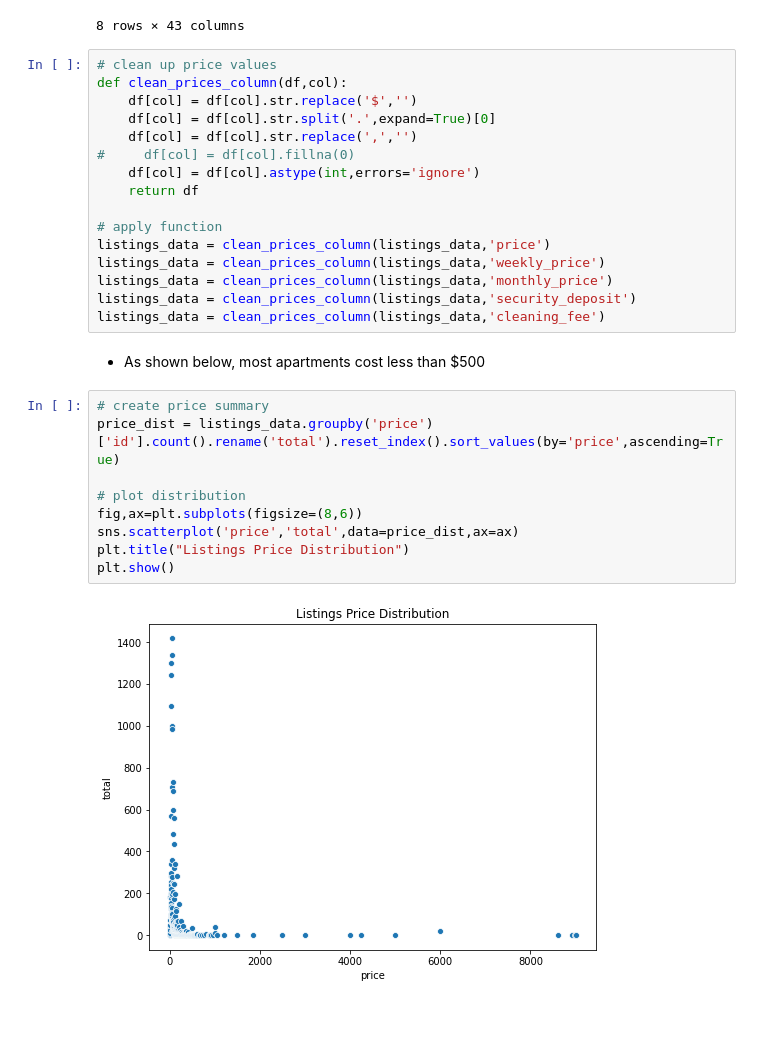
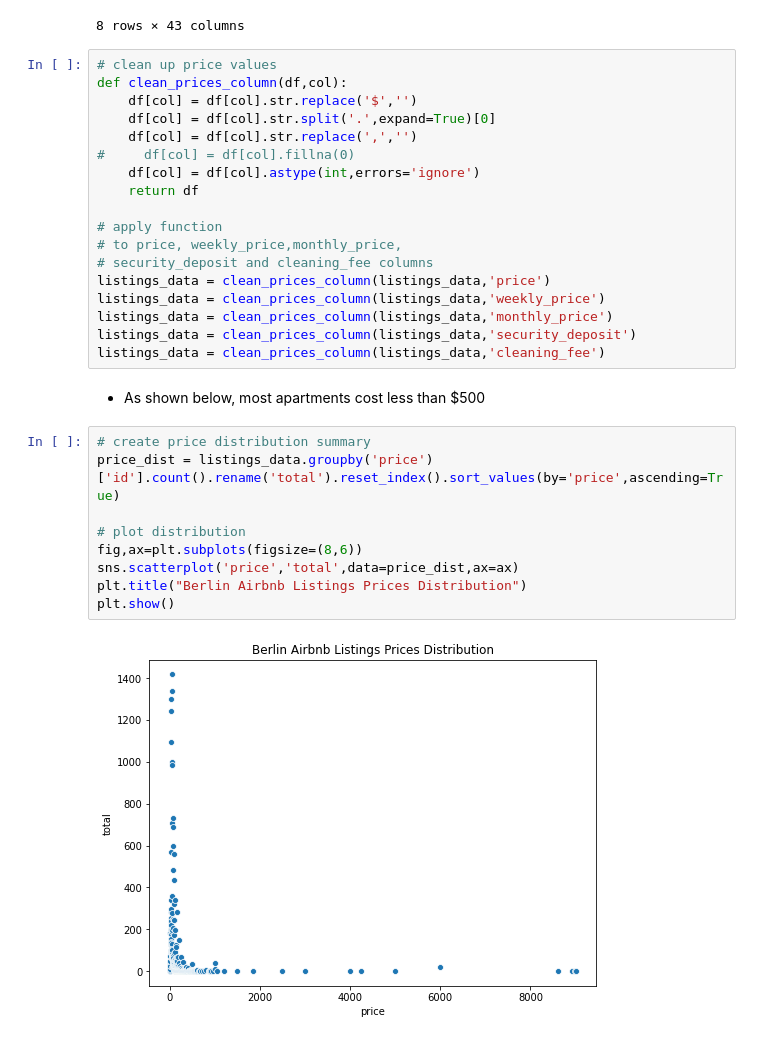
Before and after one commit to wkirui/Airbnb-Price-Prediction, a Jupyter notebook: Airbnb Data Data Processing.ipynb, the cells around one changed output. Drawn from its saved outputs; the diff is of its cells as text.

```diff
--- a/Airbnb Data Data Processing.ipynb
+++ b/Airbnb Data Data Processing.ipynb
@@ -53,6 +58,8 @@ def clean_prices_column(df,col):
     return df
 
 # apply function
+# to price, weekly_price,monthly_price,
+# security_deposit and cleaning_fee columns
 listings_data = clean_prices_column(listings_data,'price')
 listings_data = clean_prices_column(listings_data,'weekly_price')
 listings_data = clean_prices_column(listings_data,'monthly_price')
@@ -61,13 +68,13 @@ listings_data = clean_prices_column(listings_data,'cleaning_fee')
 # %% [markdown]
 - As shown below, most apartments cost less than $500
 # %%
-# create price summary
+# create price distribution summary
 price_dist = listings_data.groupby('price')['id'].count().rename('total').reset_index().sort_values(by='price',ascending=True)
 
 # plot distribution
 fig,ax=plt.subplots(figsize=(8,6))
 sns.scatterplot('price','total',data=price_dist,ax=ax)
-plt.title("Listings Price Distribution")
+plt.title("Berlin Airbnb Listings Prices Distribution")
 plt.show()
 # %% [output]
-[figure, old version]
+[figure, new version]
```
Also changed, not shown: parts of 21 cells of this notebook.
